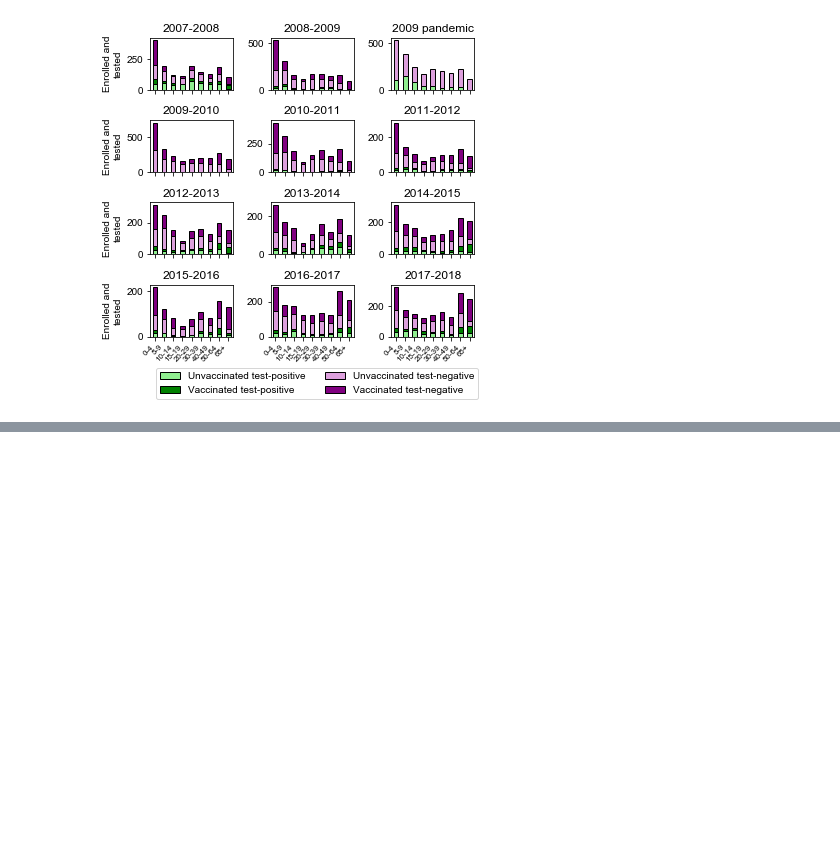
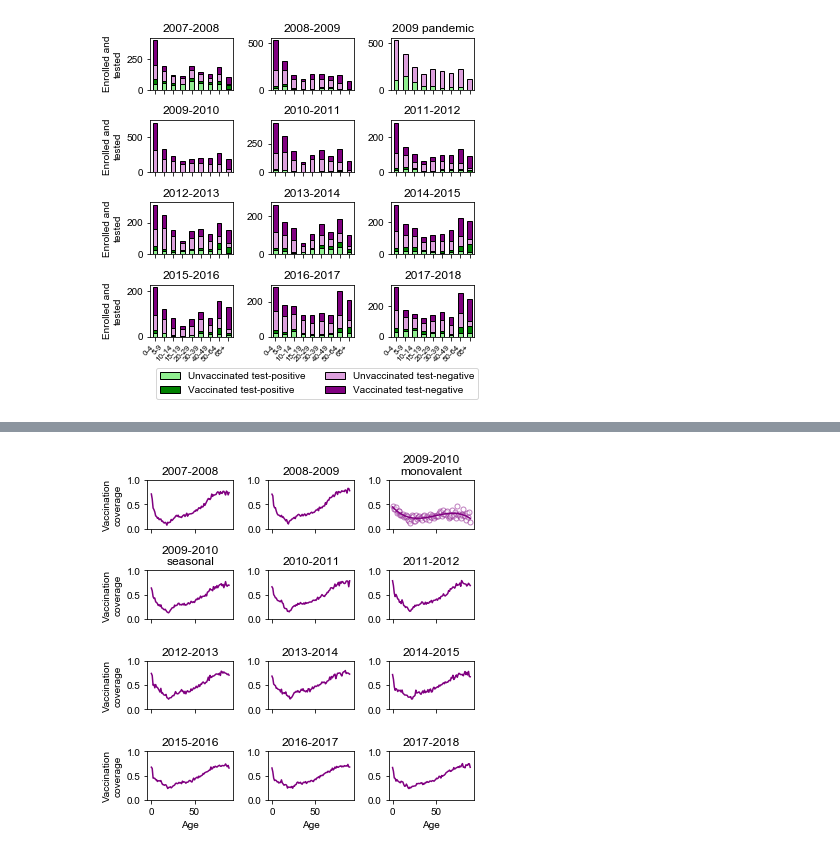
Before and after one commit to cobeylab/FluAImprinting, a Jupyter notebook: figures/Figure_1_raw_data.ipynb, the cells around one changed output, grey strips where cells are left out. Saved outputs shown, nothing was run; the diff lists cells and outputs as text; code cells hidden in the pictures; blank space fills up the shorter version.

```diff
--- a/figures/Figure_1_raw_data.ipynb
+++ b/figures/Figure_1_raw_data.ipynb
@@ -86,0 +135,92 @@ plt.legend(loc='center', bbox_to_anchor=(-0.9, -0.9), ncol=2)
+# %%
+import pandas as pd
+import seaborn as sns
+from matplotlib import pyplot as plt
+from matplotlib import rcParams
+import numpy as np
+from scipy.spatial.distance import pdist, cosine
+from scipy import stats
+from itertools import combinations, permutations
+from scipy.interpolate import splev, splrep
+%matplotlib inline
+
+np.random.seed(100)
+
+rcParams['font.sans-serif'] = 'arial'
+
+vac_by_age = pd.read_csv('../raw_data/vac_coverage_by_age_seasonal_2010.csv')
+raw_mono = vac_counts = pd.read_csv('../raw_data/monovalent_vaccination_counts.csv')
+demo_data = pd.read_csv('../data/demography_by_age_extended.csv')
+
+def age_to_age_class(age):
+    for l, u in age_classes:
+        if age <= u and age >= l:
+            age_class = '-'.join([str(l), str(u)])
+            break
+    if age_class == '65-200':
+        age_class = '65-100'
+    return age_class
+
+
+age_classes = [(0, 4),
+               (5, 9),
+               (10, 14),
+               (15, 19),
+               (20, 29),
+               (30, 39),
+               (40, 49),
+               (50, 64),
+               (65, 200)]
+
+spl = splrep(vac_counts.age, vac_counts.Coverage, s=5)
+interp = splev(range(0, max(vac_counts.age) + 1), spl)
+mono_cov = demo_data[(demo_data.Season == 2009.5) &
+                      (demo_data.Age <= max(vac_counts.age))].copy()
+mono_cov['Vaccinated'] = mono_cov.Population * interp
+mono_cov['Unvaccinated'] = mono_cov.Population - mono_cov.Vaccinated
+mono_cov['coverage'] = interp
+mono_cov['Season'] = '2010'
+mono_cov = mono_cov[['Age', 'Season', 'coverage', 'Vaccinated', 'Unvaccinated']]
+
+
+subplot = 1
+for season, seasondf in vac_by_age.groupby('Season'):
+    if season == 2010:
+        title = '2009-2010\nseasonal'
+        subplot += 1
+    else:
+        title = str(season-1) +'-' + str(season)
+    plt.subplot(4, 3, subplot)
+    ax = plt.gca()
+    seasondf.plot(x='Age', y='coverage', ax=ax, legend=False, color='purple')
+
+    ticks, labels = plt.xticks()
+    xmin, xmax = plt.xlim()
+    if subplot in [1, 4, 7, 10]:
+        plt.ylabel('Vaccination\ncoverage')
+    if subplot not in [10, 11, 12]:
+        plt.xlabel('')
+        plt.xticks([0, 50, 100], [])
+    else:
+        plt.xticks([0, 50, 100], [0, 50, 100])
+    plt.xlim(xmin, xmax)
+    plt.title(title)
+    plt.ylim(0, 1)
+    subplot += 1
+
+plt.subplot(4,3,3)
+plt.plot(raw_mono.age, raw_mono.Coverage, 'o', alpha=0.5,color='white', markeredgecolor='purple',markersize=5)
+mono_cov.plot(x='Age', y='coverage', ax=plt.gca(), color='purple', legend=False)
+
+plt.xlabel('')
+ticks, labels = plt.xticks()
+xmin, xmax = plt.xlim()
+plt.xticks(ticks, [])
+plt.xlim(xmin, xmax)
+plt.ylim(0, 1)
+plt.title('2009-2010\nmonovalent')
+plt.gcf().set_size_inches(5.5, 5.5)
+
+plt.tight_layout()
+# %% [output]
+[figure, added]
```
Also changed, not shown: parts of 13 cells of this notebook, 1 other file.
